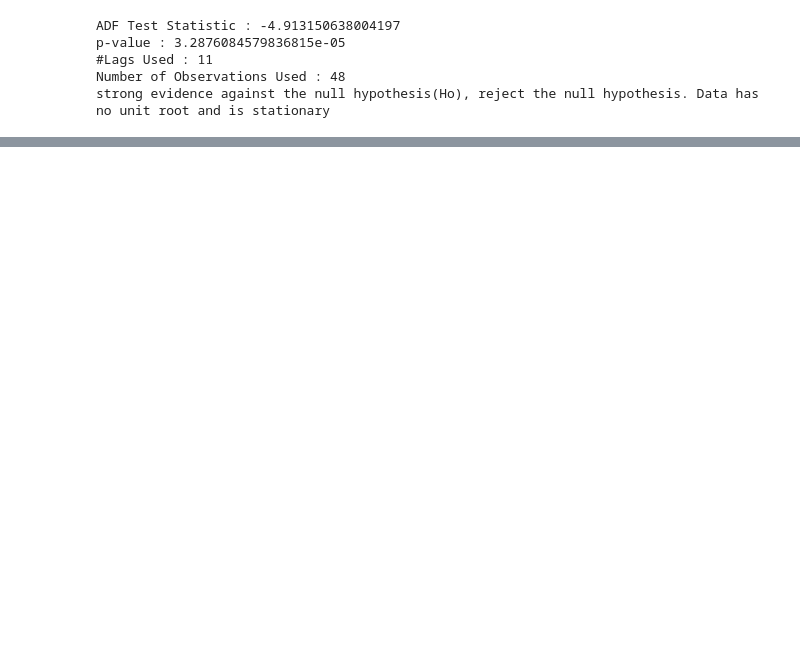
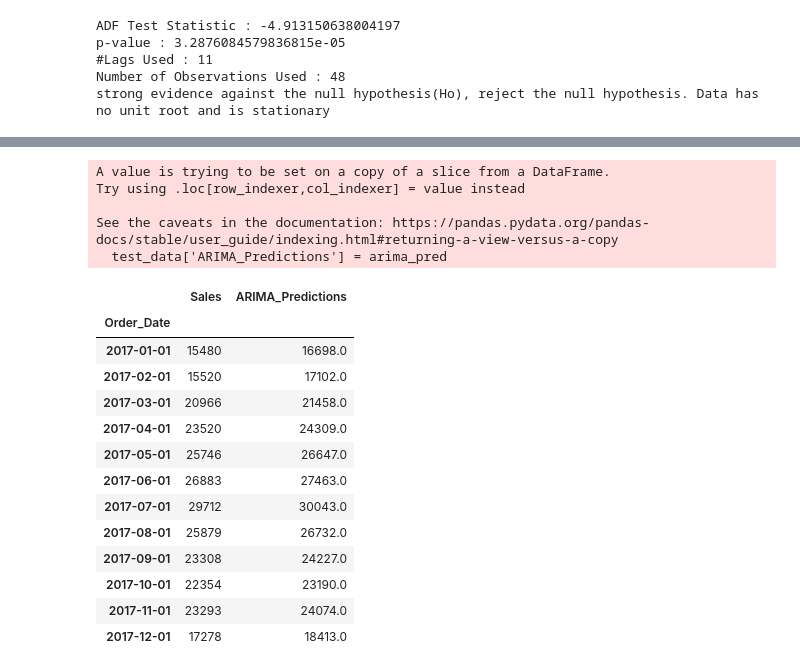
Before and after one commit to ayush0605/Demand-Forecasting-using-Python, a Jupyter notebook: Data_Preprocessing.ipynb, the cells around one changed output, grey strips where cells are left out. Cells and saved outputs as stored; diff of their text form; code cells hidden in the pictures; blank space fills up the shorter version.

```diff
--- a/Data_Preprocessing.ipynb
+++ b/Data_Preprocessing.ipynb
@@ -290,0 +357,23 @@ AttributeError: Memoryview is not initialized
+# %%
+test_data['ARIMA_Predictions'] = arima_pred
+test_data
+# %% [output]
+A value is trying to be set on a copy of a slice from a DataFrame.
+Try using .loc[row_indexer,col_indexer] = value instead
+
+See the caveats in the documentation: https://pandas.pydata.org/pandas-docs/stable/user_guide/indexing.html#returning-a-view-versus-a-copy
+  test_data['ARIMA_Predictions'] = arima_pred
+|  | Sales | ARIMA_Predictions |
+| Order_Date |  |  |
+| 2017-01-01 | 15480 | 16698.0 |
+| 2017-02-01 | 15520 | 17102.0 |
+| 2017-03-01 | 20966 | 21458.0 |
+| 2017-04-01 | 23520 | 24309.0 |
+| 2017-05-01 | 25746 | 26647.0 |
+| 2017-06-01 | 26883 | 27463.0 |
+| 2017-07-01 | 29712 | 30043.0 |
+| 2017-08-01 | 25879 | 26732.0 |
+| 2017-09-01 | 23308 | 24227.0 |
+| 2017-10-01 | 22354 | 23190.0 |
+| 2017-11-01 | 23293 | 24074.0 |
+| 2017-12-01 | 17278 | 18413.0 |
```
Also changed, not shown: parts of 16 cells of this notebook.
